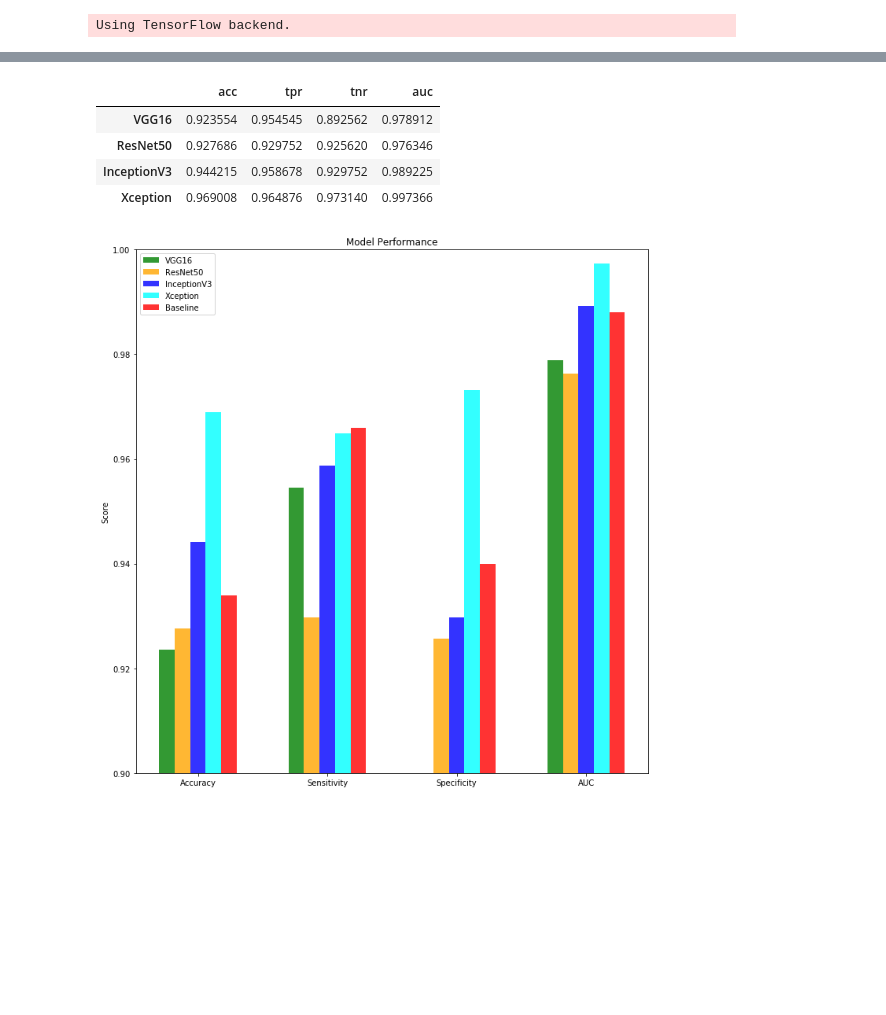
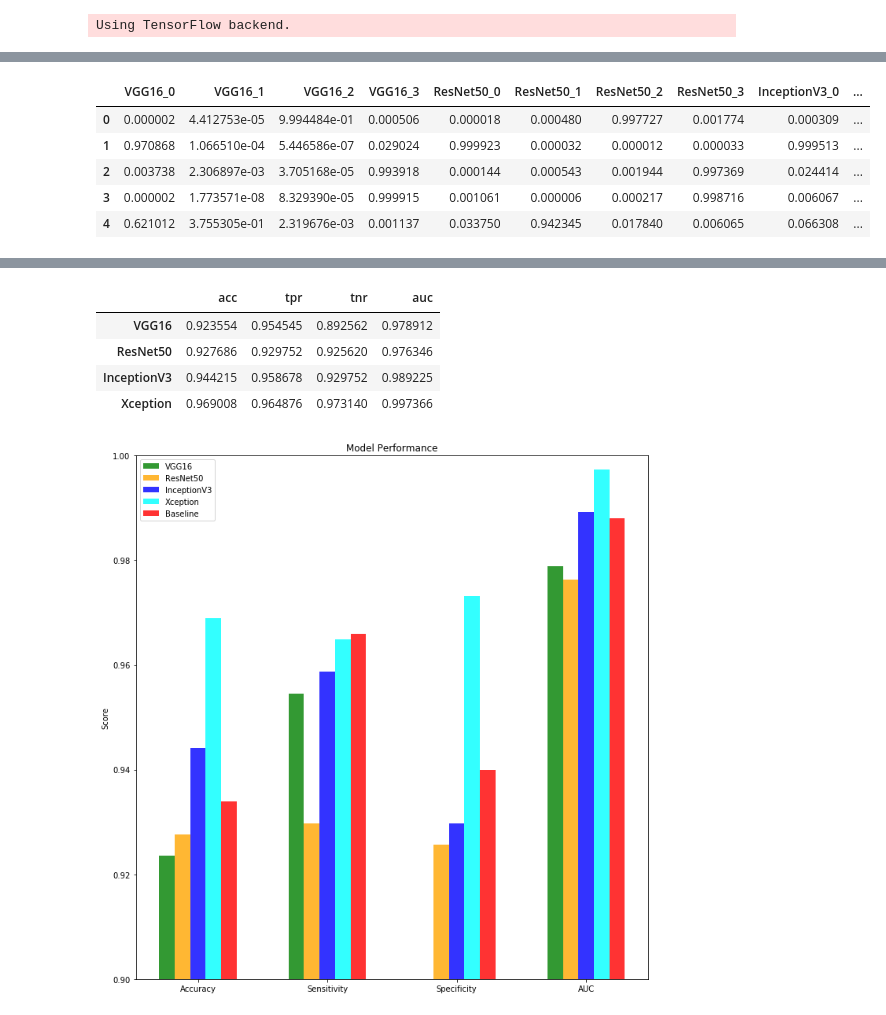
Before and after one commit to amourav/OCT-Image-Classification, a Jupyter notebook: Evaluation/modelComparison/model comparison 4.ipynb, the cells around one changed output, grey strips where cells are left out. Drawn from its saved outputs; the diff is of its cells as text; code cells hidden in the pictures; blank space fills up the shorter version.

```diff
--- a/Evaluation/modelComparison/model comparison 4.ipynb
+++ b/Evaluation/modelComparison/model comparison 4.ipynb
@@ -76,3 +101,13 @@ modelNames
+# %%
+modelTrnPredDF.to_csv(join(thisPath, 'modelPredictionsTrnData.csv'))
+modelTrnPredDF.head()
+# %% [output]
+|  | VGG16_0 | VGG16_1 | VGG16_2 | VGG16_3 | ResNet50_0 | ResNet50_1 | ResNet50_2 | ResNet50_3 | InceptionV3_0 | ... |
+| 0 | 0.000002 | 4.412753e-05 | 9.994484e-01 | 0.000506 | 0.000018 | 0.000480 | 0.997727 | 0.001774 | 0.000309 | ... |
+| 1 | 0.970868 | 1.066510e-04 | 5.446586e-07 | 0.029024 | 0.999923 | 0.000032 | 0.000012 | 0.000033 | 0.999513 | ... |
+| 2 | 0.003738 | 2.306897e-03 | 3.705168e-05 | 0.993918 | 0.000144 | 0.000543 | 0.001944 | 0.997369 | 0.024414 | ... |
+| 3 | 0.000002 | 1.773571e-08 | 8.329390e-05 | 0.999915 | 0.001061 | 0.000006 | 0.000217 | 0.998716 | 0.006067 | ... |
+| 4 | 0.621012 | 3.755305e-01 | 2.319676e-03 | 0.001137 | 0.033750 | 0.942345 | 0.017840 | 0.006065 | 0.066308 | ... |
 # %%
 classMap = {
     "NORMAL": 0,
```
Also changed, not shown: parts of 13 cells of this notebook, 1 other file.
